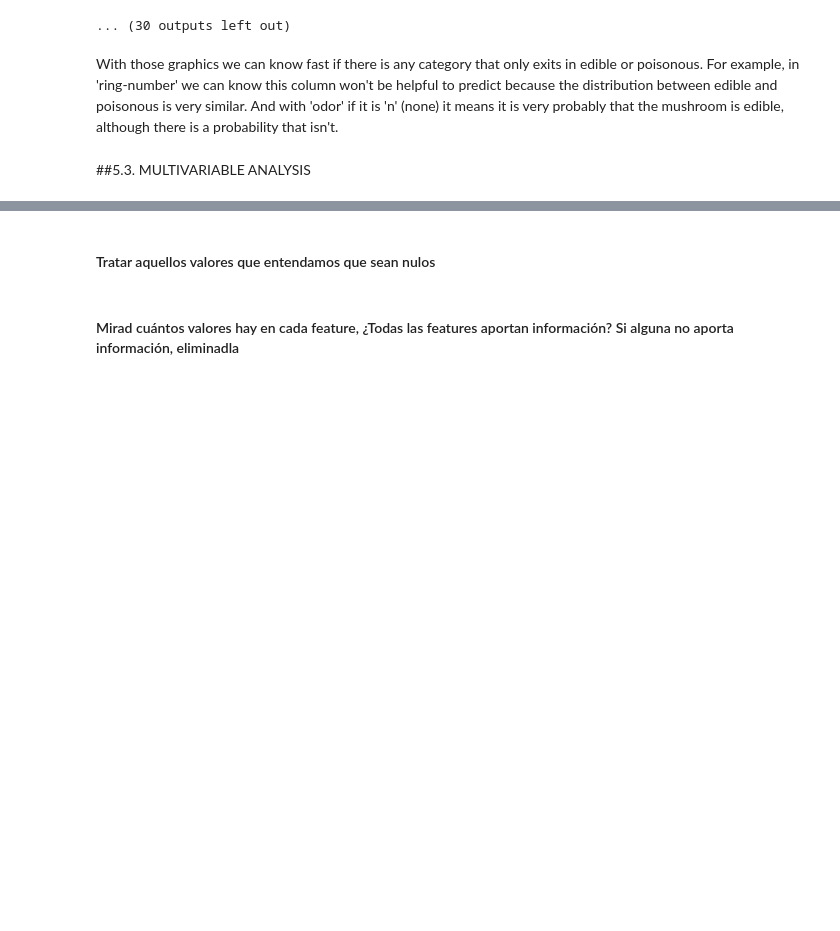
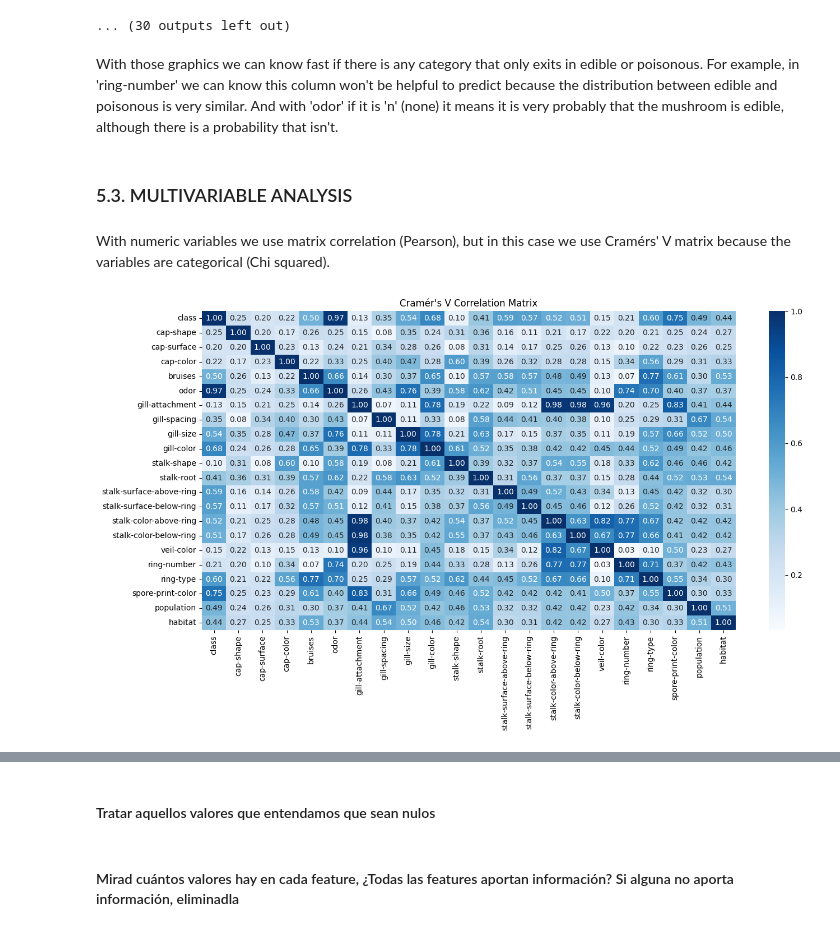
Before and after one commit to rociolozanocaro/unsupervised_modeling, a Jupyter notebook: notebooks/p9_unsupervised_rocio.ipynb, the cells around one changed output, grey strips where cells are left out. Cells and saved outputs as stored; diff of their text form; code cells hidden in the pictures; blank space fills up the shorter version.

```diff
--- a/notebooks/p9_unsupervised_rocio.ipynb
+++ b/notebooks/p9_unsupervised_rocio.ipynb
@@ -448,4 +450,30 @@ for col in df_copy.columns:
 # %% [markdown]
 With those graphics we can know fast if there is any category that only exits in edible or poisonous. For example, in 'ring-number' we can know this column won't be helpful to predict because the distribution between edible and poisonous is very similar. And with 'odor' if it is 'n' (none) it means it is very probably that the mushroom is edible, although there is a probability that isn't.
 # %% [markdown]
-##5.3. MULTIVARIABLE ANALYSIS
+### 5.3. MULTIVARIABLE ANALYSIS
+# %% [markdown]
+With numeric variables we use matrix correlation (Pearson), but in this case we use Cramérs' V matrix because the variables are categorical (Chi squared).
+# %%
+#Cramer's V function
+def cramers_v(x, y): #correlation between two columns
+    crosstab = pd.crosstab(x, y) #frequency table between two columns (see bivariable analysis)
+    chi2 = chi2_contingency(crosstab)[0] #calculate chi-squared
+    n = len(x) #rows
+    k = min(crosstab.shape) - 1 #number of min categories in the two columns minus one
+    return np.sqrt(chi2 / (n * k)) #Cramer's V formula: sqrt(chi2 / (n * k)) (result between 0 and 1))
+
+#Cramer's V matrix
+cols = df_copy.columns
+matrix = pd.DataFrame(index=cols, columns=cols, dtype=float) #empty table
+
+for col1 in cols: #it iterates through all combinations
+    for col2 in cols:
+        matrix.loc[col1, col2] = cramers_v(df_copy[col1], df_copy[col2]) #values for the empty table
+
+plt.figure(figsize=(14, 8))
+sns.heatmap(matrix.astype(float), annot=True, fmt='.2f', cmap='Blues') #annot=True to show values, fmt='.2f' two decimals
+plt.title("Cramér's V Correlation Matrix")
+plt.tight_layout()
+plt.show()
+# %% [output]
+[figure, added]
```
Also changed, not shown: parts of 5 cells of this notebook.
